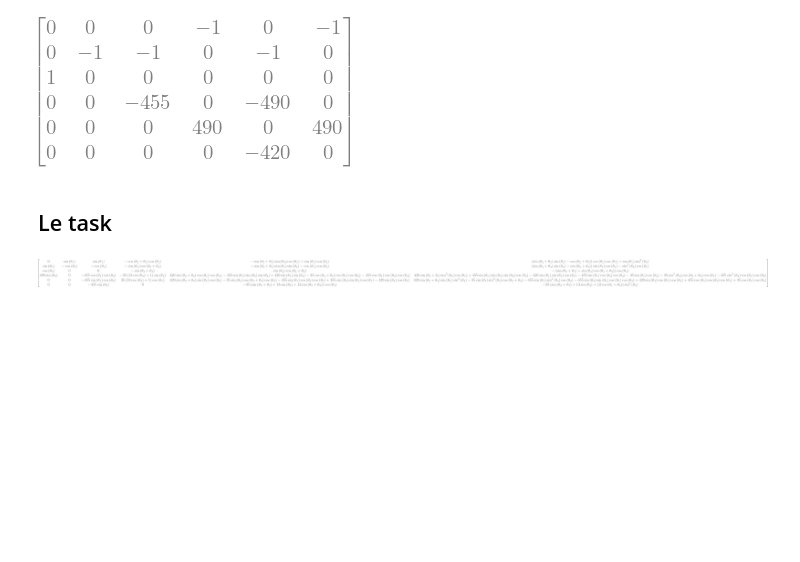
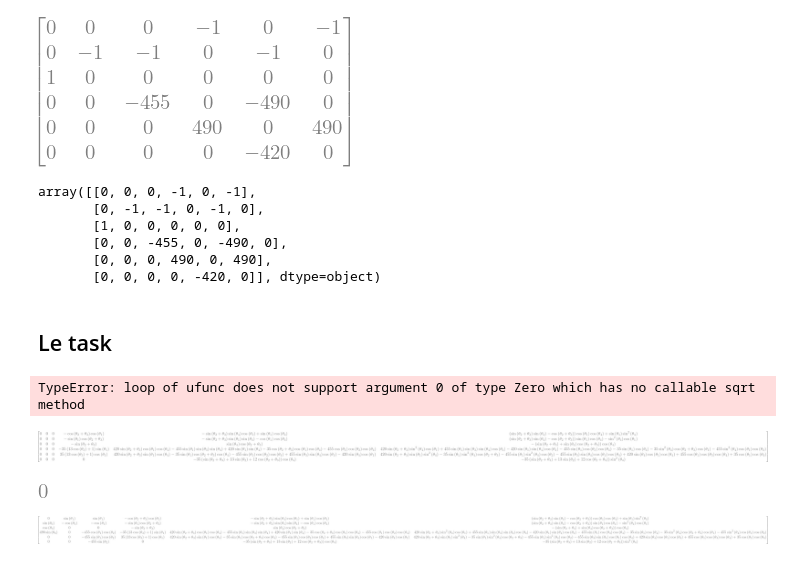
Before and after one commit to BirkHveding/RobotTek, a Jupyter notebook: Oppg4/task4.ipynb, the cells around one changed output. Cells and saved outputs as stored; diff of their text form; code cells hidden in the pictures; blank space fills up the shorter version.

```diff
--- a/Oppg4/task4.ipynb
+++ b/Oppg4/task4.ipynb
@@ -115,12 +117,38 @@ for i in range(6):
 S_sp
 # %% [output]
 [figure]
+# %%
+S_sp = np.array(S_sp)
+S_sp
+# %% [output]
+array([[0, 0, 0, -1, 0, -1],
+       [0, -1, -1, 0, -1, 0],
+       [1, 0, 0, 0, 0, 0],
+       [0, 0, -455, 0, -490, 0],
+       [0, 0, 0, 490, 0, 490],
+       [0, 0, 0, 0, -420, 0]], dtype=object)
 # %% [markdown]
 ## Le task
 # %%
 Js = Js_maker(S_sp, [th1,th2,th3,th4,th4,th5,th6])
+# %%
+# Js2 = mr.JacobianSpace(np.array(S_sp.T),np.array([th1,th2,th3,th4,th4,th5,th6]))
+kukaIK = mr.IKinSpace()
+# %% [output]
+TypeError: loop of ufunc does not support argument 0 of type Zero which has no callable sqrt method
 # %%
 det_Js = Js.det()
+# %%
+Js_w = zeros(6,6)
+Js_w[:, 3:6] =Js[:, 3:6]
+Js_w
+# %% [output]
+[figure, added]
+# %%
+det_Js_w = Js_w.det()
+det_Js_w
+# %% [output]
+[figure, added]
 # %%
 Js
 # %% [output]
```
Also changed, not shown: parts of 2 cells of this notebook.
